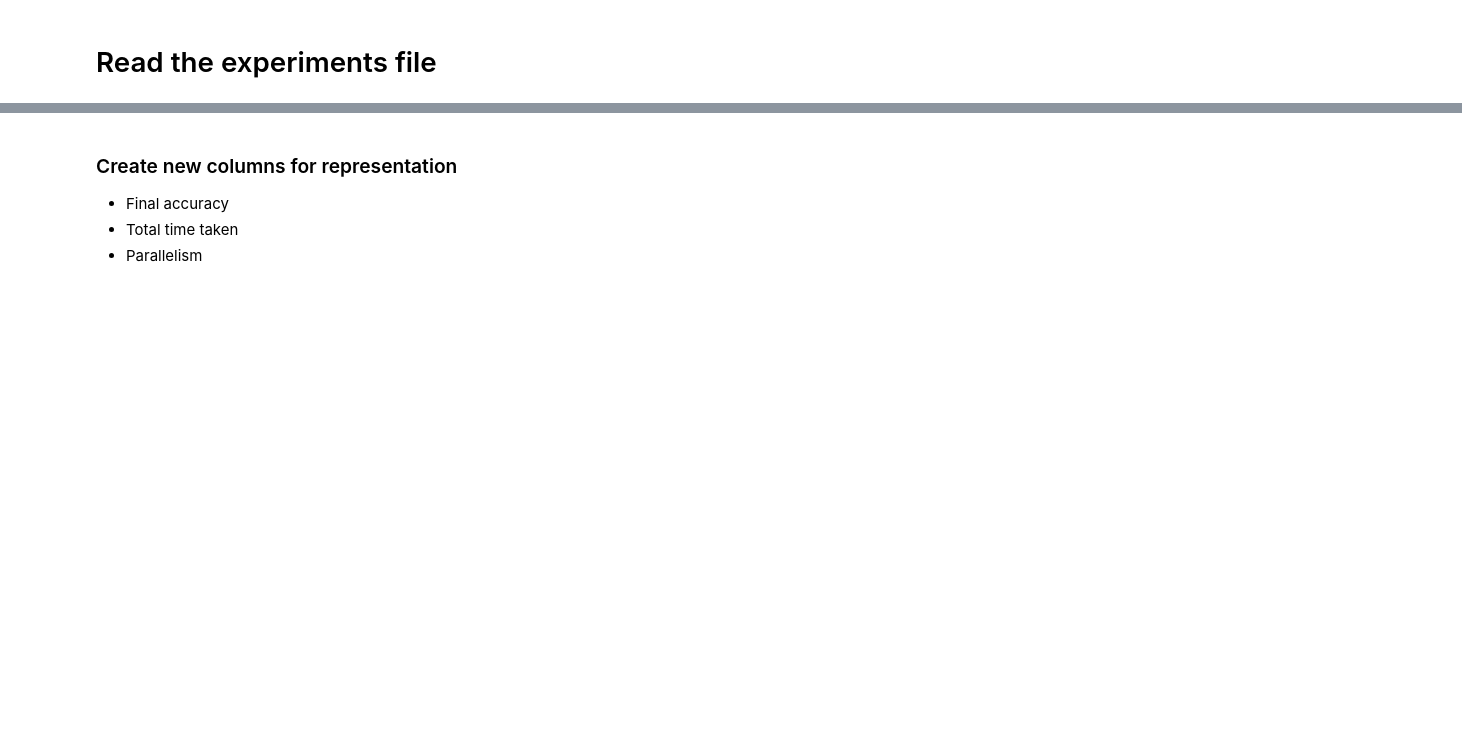
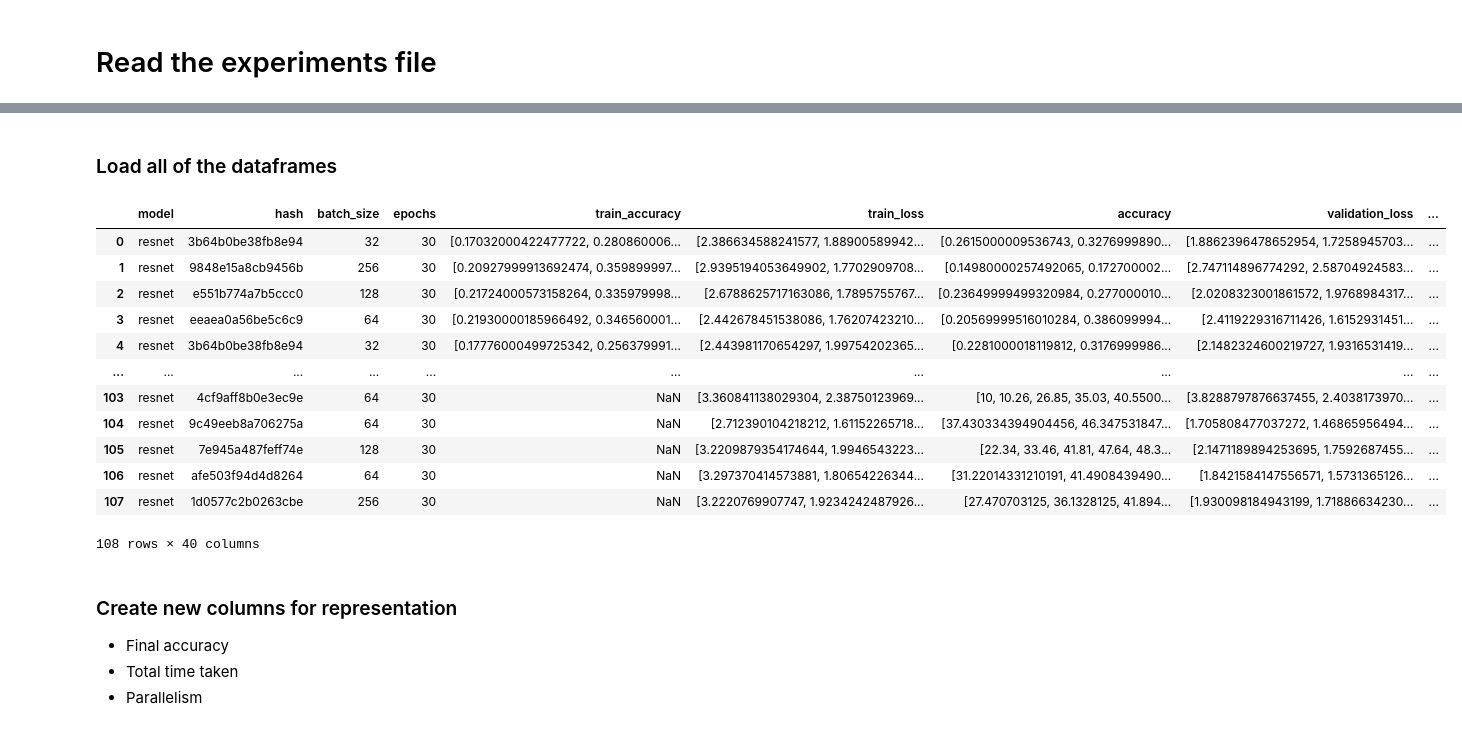
Before and after one commit to DiegoStock12/kubeml, a Jupyter notebook: ml/experiments/insights.ipynb, the cells around one changed output, grey strips where cells are left out. Drawn from its saved outputs; the diff is of its cells as text; code cells hidden in the pictures; blank space fills up the shorter version.

```diff
--- a/ml/experiments/insights.ipynb
+++ b/ml/experiments/insights.ipynb
@@ -220,0 +222,2 @@ df
+# %% [markdown]
+### Load all of the dataframes
@@ -221,3 +251,21 @@ df
+# %%
+r = pd.concat([resnet, kuberesnet], ignore_index=True)
+r
+# resnet
+# %% [output]
+|  | model | hash | batch_size | epochs | train_accuracy | train_loss | accuracy | validation_loss | ... |
+| 0 | resnet | 3b64b0be38fb8e94 | 32 | 30 | [0.17032000422477722, 0.280860006... | [2.386634588241577, 1.88900589942... | [0.2615000009536743, 0.3276999890... | [1.8862396478652954, 1.7258945703... | ... |
+| 1 | resnet | 9848e15a8cb9456b | 256 | 30 | [0.20927999913692474, 0.359899997... | [2.9395194053649902, 1.7702909708... | [0.14980000257492065, 0.172700002... | [2.747114896774292, 2.58704924583... | ... |
+| 2 | resnet | e551b774a7b5ccc0 | 128 | 30 | [0.21724000573158264, 0.335979998... | [2.6788625717163086, 1.7895755767... | [0.23649999499320984, 0.277000010... | [2.0208323001861572, 1.9768984317... | ... |
+| 3 | resnet | eeaea0a56be5c6c9 | 64 | 30 | [0.21930000185966492, 0.346560001... | [2.442678451538086, 1.76207423210... | [0.20569999516010284, 0.386099994... | [2.4119229316711426, 1.6152931451... | ... |
+| 4 | resnet | 3b64b0be38fb8e94 | 32 | 30 | [0.17776000499725342, 0.256379991... | [2.443981170654297, 1.99754202365... | [0.2281000018119812, 0.3176999986... | [2.1482324600219727, 1.9316531419... | ... |
+| ... | ... | ... | ... | ... | ... | ... | ... | ... | ... |
+| 103 | resnet | 4cf9aff8b0e3ec9e | 64 | 30 | NaN | [3.360841138029304, 2.38750123969... | [10, 10.26, 26.85, 35.03, 40.5500... | [3.8288797876637455, 2.4038173970... | ... |
+| 104 | resnet | 9c49eeb8a706275a | 64 | 30 | NaN | [2.712390104218212, 1.61152265718... | [37.430334394904456, 46.347531847... | [1.705808477037272, 1.46865956494... | ... |
+| 105 | resnet | 7e945a487feff74e | 128 | 30 | NaN | [3.2209879354174644, 1.9946543223... | [22.34, 33.46, 41.81, 47.64, 48.3... | [2.1471189894253695, 1.7592687455... | ... |
+| 106 | resnet | afe503f94d4d8264 | 64 | 30 | NaN | [3.297370414573881, 1.80654226344... | [31.22014331210191, 41.4908439490... | [1.8421584147556571, 1.5731365126... | ... |
+| 107 | resnet | 1d0577c2b0263cbe | 256 | 30 | NaN | [3.2220769907747, 1.9234242487926... | [27.470703125, 36.1328125, 41.894... | [1.930098184943199, 1.71886634230... | ... |
+108 rows × 40 columns
 # %% [markdown]
 ### Create new columns for representation
 
```
Also changed, not shown: parts of 18 cells of this notebook, 3 other files.
